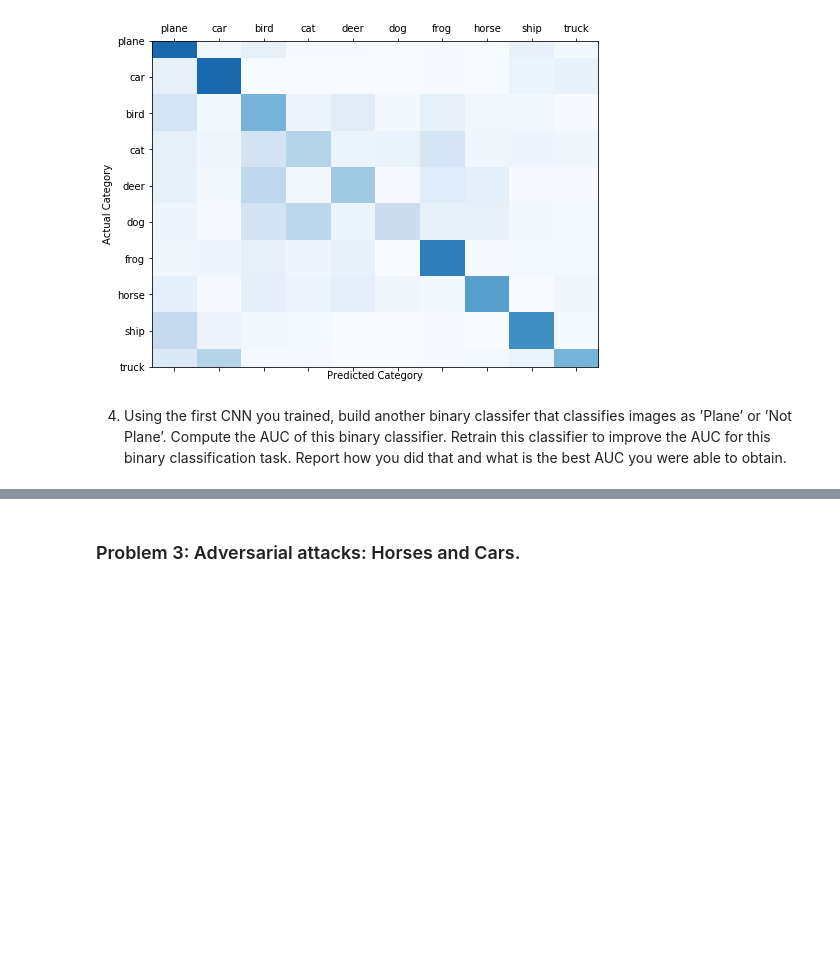
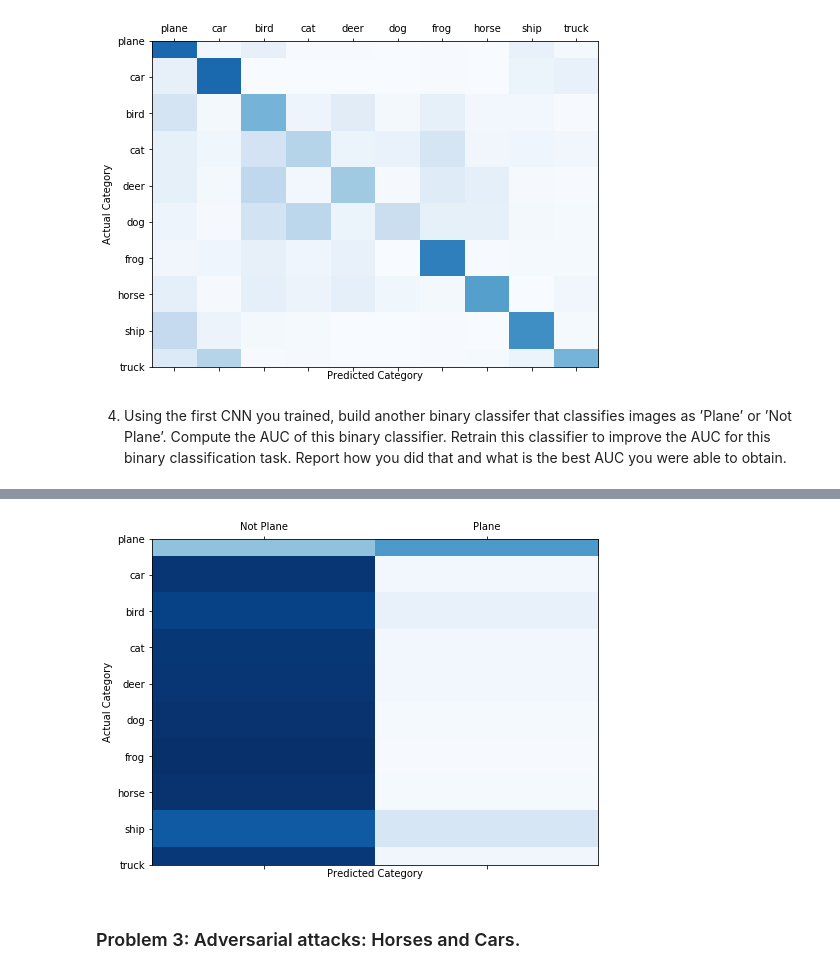
Before and after one commit to JavierPalomares90/scalable_ml_hw2, a Jupyter notebook: javier_palomares_hw2.ipynb, the cells around one changed output, grey strips where cells are left out. Drawn from its saved outputs; the diff is of its cells as text; code cells hidden in the pictures; blank space fills up the shorter version.

```diff
--- a/javier_palomares_hw2.ipynb
+++ b/javier_palomares_hw2.ipynb
@@ -705,3 +893,13 @@ AUC you were able to obtain.
+# %%
+fig, ax = plt.subplots(1,1,figsize=(8,6))
+ax.matshow(confusion_matrix, aspect='auto', vmin=0, vmax=1000, cmap=plt.get_cmap('Blues'))
+plt.ylabel('Actual Category')
+plt.yticks(range(10), classes)
+plt.xlabel('Predicted Category')
+plt.xticks(range(2), ['Not Plane','Plane'])
+plt.show()
+# %% [output]
+[figure, added]
 # %% [markdown]
 ### Problem 3: Adversarial attacks: Horses and Cars.
 # %% [markdown]
```
Also changed, not shown: parts of 10 cells of this notebook.
